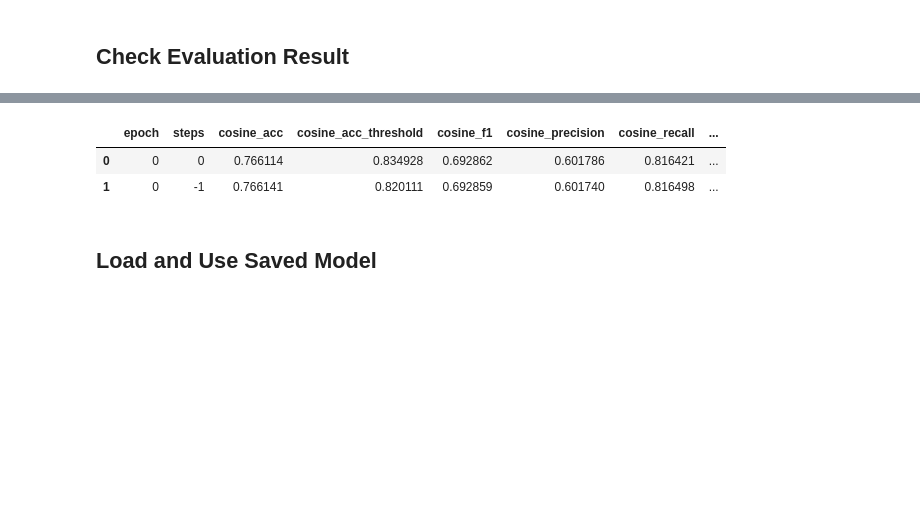
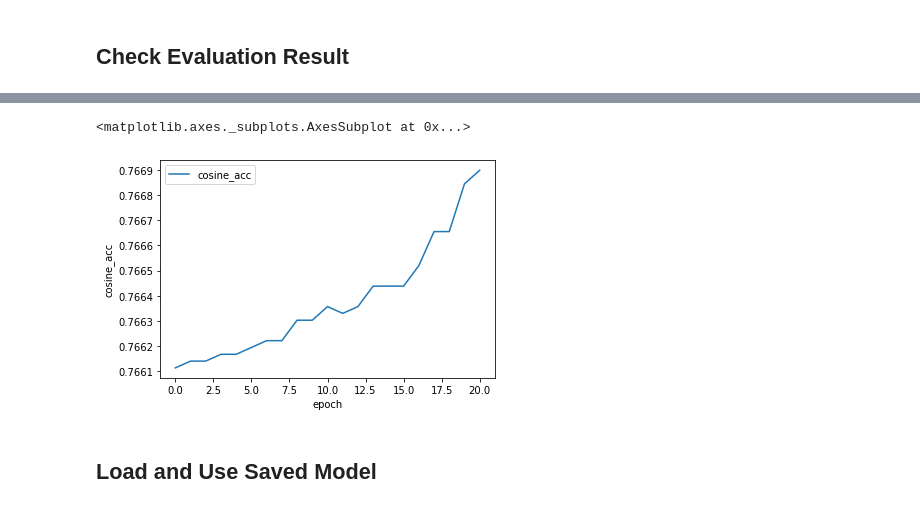
Before and after one commit to dk-wei/super-duper-transformer, a Jupyter notebook: Sentence_Transformers_(Siamese_Network_+_Bert)_Modeling_ipynb.ipynb, the cells around one changed output, grey strips where cells are left out. Cells and saved outputs as stored; diff of their text form; code cells hidden in the pictures; blank space fills up the shorter version.

```diff
--- a/Sentence_Transformers_(Siamese_Network_+_Bert)_Modeling_ipynb.ipynb
+++ b/Sentence_Transformers_(Siamese_Network_+_Bert)_Modeling_ipynb.ipynb
@@ -845,11 +866,11 @@ model.fit(train_objectives=[(train_dataloader, train_loss)],
 # %%
 import pandas as pd
 
-pd.read_csv(model_save_path+'/binary_classification_evaluation_results.csv')
+eval = pd.read_csv(model_save_path+'/binary_classification_evaluation_results.csv')
+eval[['cosine_acc']].plot(xlabel='epoch', ylabel='cosine_acc')
 # %% [output]
-|  | epoch | steps | cosine_acc | cosine_acc_threshold | cosine_f1 | cosine_precision | cosine_recall | ... |
-| 0 | 0 | 0 | 0.766114 | 0.834928 | 0.692862 | 0.601786 | 0.816421 | ... |
-| 1 | 0 | -1 | 0.766141 | 0.820111 | 0.692859 | 0.601740 | 0.816498 | ... |
+<matplotlib.axes._subplots.AxesSubplot at 0x...>
+[figure, added]
 # %% [markdown]
 ## Load and Use Saved Model
 # %%
```
Also changed, not shown: parts of 3 cells of this notebook.
